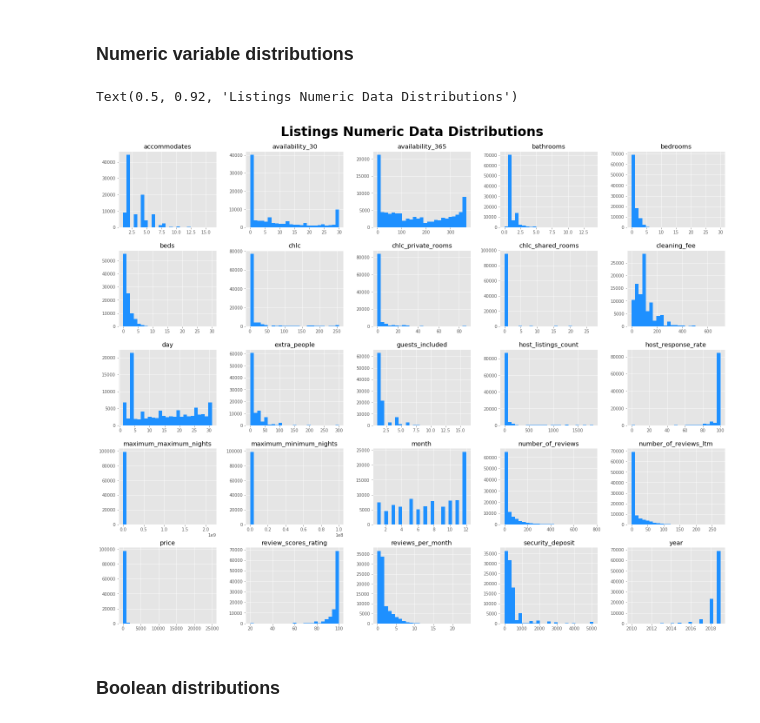
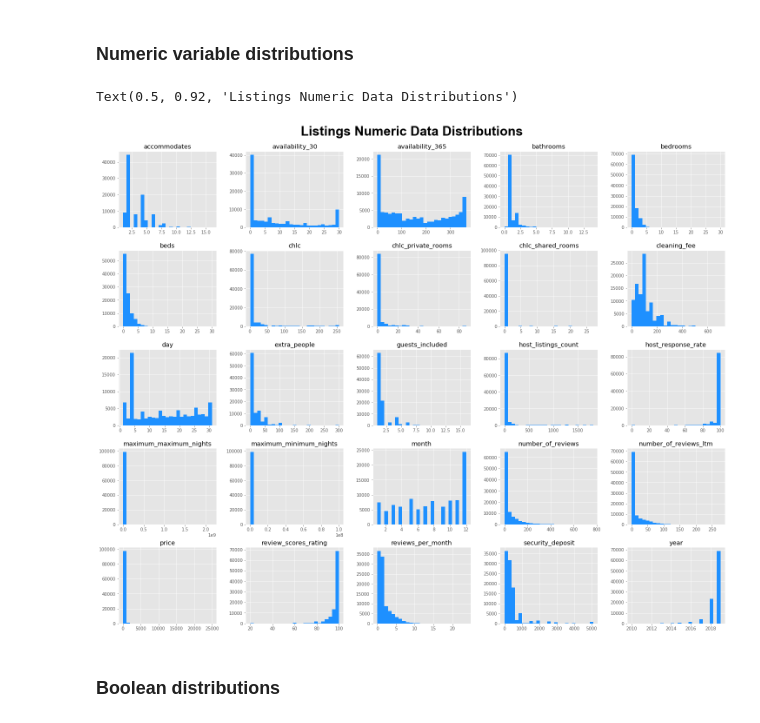
Before and after one commit to KishenSharma6/Airbnb-Analysis, a Jupyter notebook: Project Codes/03. Exploratory Data Analysis/2020_0202_Listings_EDA.ipynb, the cells around one changed output. Cells and saved outputs as stored; diff of their text form; code cells hidden in the pictures.

```diff
--- a/Project Codes/03. Exploratory Data Analysis/2020_0202_Listings_EDA.ipynb
+++ b/Project Codes/03. Exploratory Data Analysis/2020_0202_Listings_EDA.ipynb
@@ -133,18 +129,19 @@ j.legend(frameon = True, fancybox=True, shadow = True,fontsize = 10)
 # %%
 #Capture numeric data from df
 numerics = df.select_dtypes(include = ['int64','float64'])
 
 #Drop columns relating to geography or id data
 numerics.drop(columns = ['latitude', 'longitude', 'host_id', 'id'], inplace = True)
 
 #View data distributions
 numerics.hist(figsize = (25,20), bins = 25, color = 'dodgerblue');
 
 #Set plot aesthtics
-plt.suptitle("Listings Numeric Data Distributions",fontweight='bold', fontsize = 30, y =.92, color = 'k')
+plt.suptitle("Listings Numeric Data Distributions",
+             weight='semibold',fontname ='Arial', fontsize = 30, y =.92, color = 'k')
 # %% [output]
 Text(0.5, 0.92, 'Listings Numeric Data Distributions')
-[figure, old version]
+[figure, new version]
 # %% [markdown]
 ### Boolean distributions
 # %%
```
Also changed, not shown: parts of 13 cells of this notebook.
